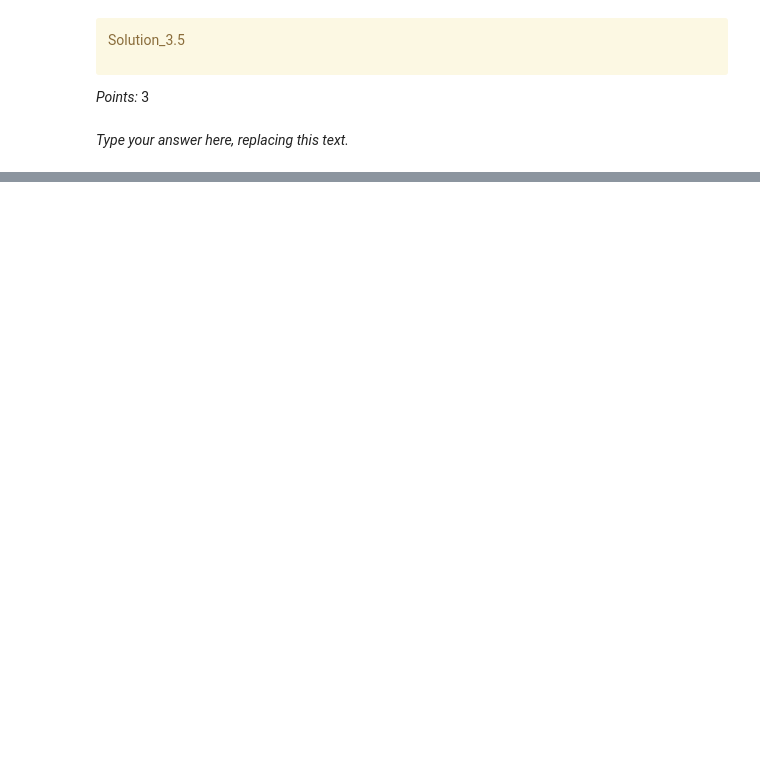
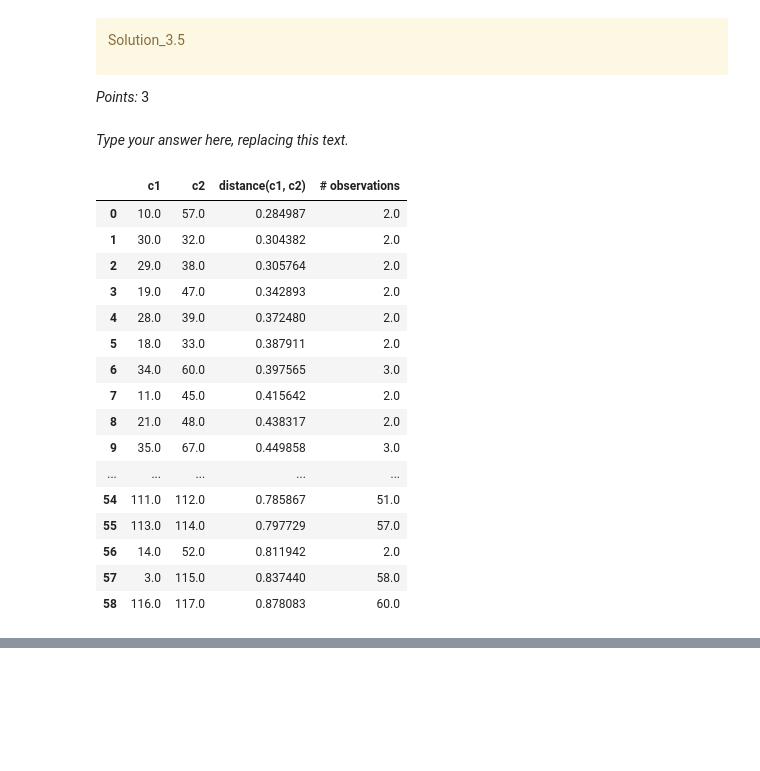
Before and after one commit to Nick-zhen/ML-Project, a Jupyter notebook: hw6/hw6.ipynb, the cells around one changed output, grey strips where cells are left out. Drawn from its saved outputs; the diff is of its cells as text; code cells hidden in the pictures; blank space fills up the shorter version.

```diff
--- a/hw6/hw6.ipynb
+++ b/hw6/hw6.ipynb
@@ -759,0 +804,22 @@ _Type your answer here, replacing this text._
+# %%
+linkage_array = linkage(embeddings_df_3_3, method='average', metric='cosine')
+columns = ["c1", "c2", "distance(c1, c2)", "# observations"]
+pd.DataFrame(linkage_array, columns=columns)
+# %% [output]
+|  | c1 | c2 | distance(c1, c2) | # observations |
+| 0 | 10.0 | 57.0 | 0.284987 | 2.0 |
+| 1 | 30.0 | 32.0 | 0.304382 | 2.0 |
+| 2 | 29.0 | 38.0 | 0.305764 | 2.0 |
+| 3 | 19.0 | 47.0 | 0.342893 | 2.0 |
+| 4 | 28.0 | 39.0 | 0.372480 | 2.0 |
+| 5 | 18.0 | 33.0 | 0.387911 | 2.0 |
+| 6 | 34.0 | 60.0 | 0.397565 | 3.0 |
+| 7 | 11.0 | 45.0 | 0.415642 | 2.0 |
+| 8 | 21.0 | 48.0 | 0.438317 | 2.0 |
+| 9 | 35.0 | 67.0 | 0.449858 | 3.0 |
+| ... | ... | ... | ... | ... |
+| 54 | 111.0 | 112.0 | 0.785867 | 51.0 |
+| 55 | 113.0 | 114.0 | 0.797729 | 57.0 |
+| 56 | 14.0 | 52.0 | 0.811942 | 2.0 |
+| 57 | 3.0 | 115.0 | 0.837440 | 58.0 |
+| 58 | 116.0 | 117.0 | 0.878083 | 60.0 |
```
Also changed, not shown: parts of 24 cells of this notebook.
